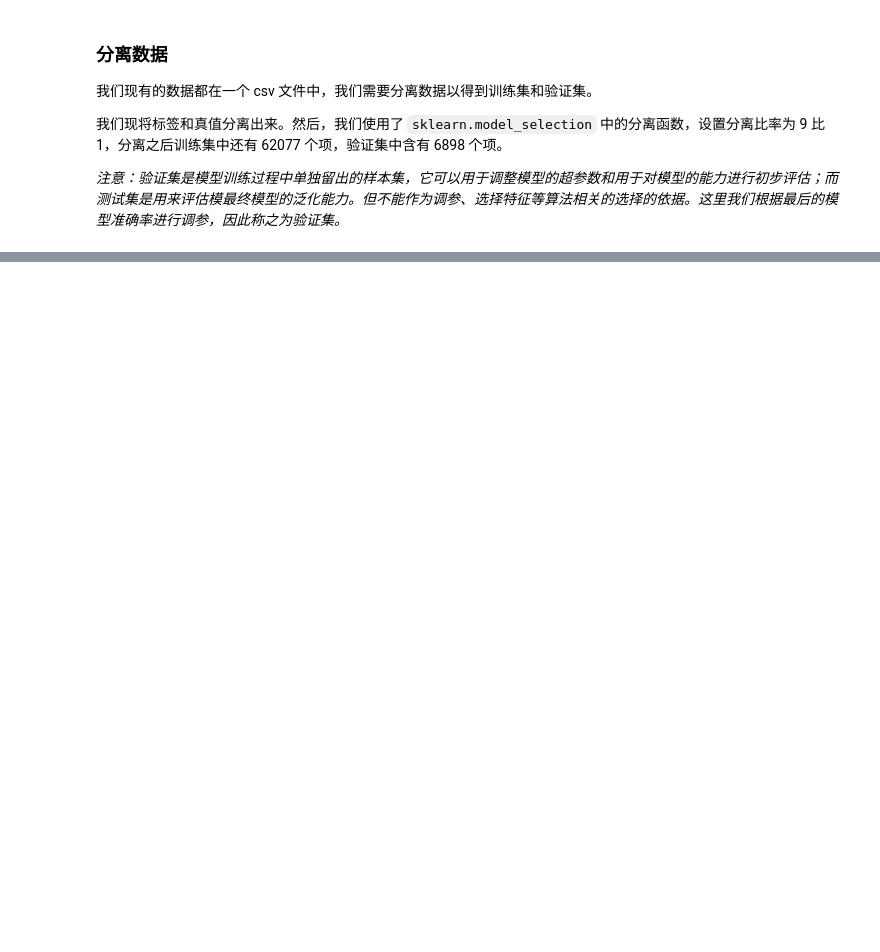
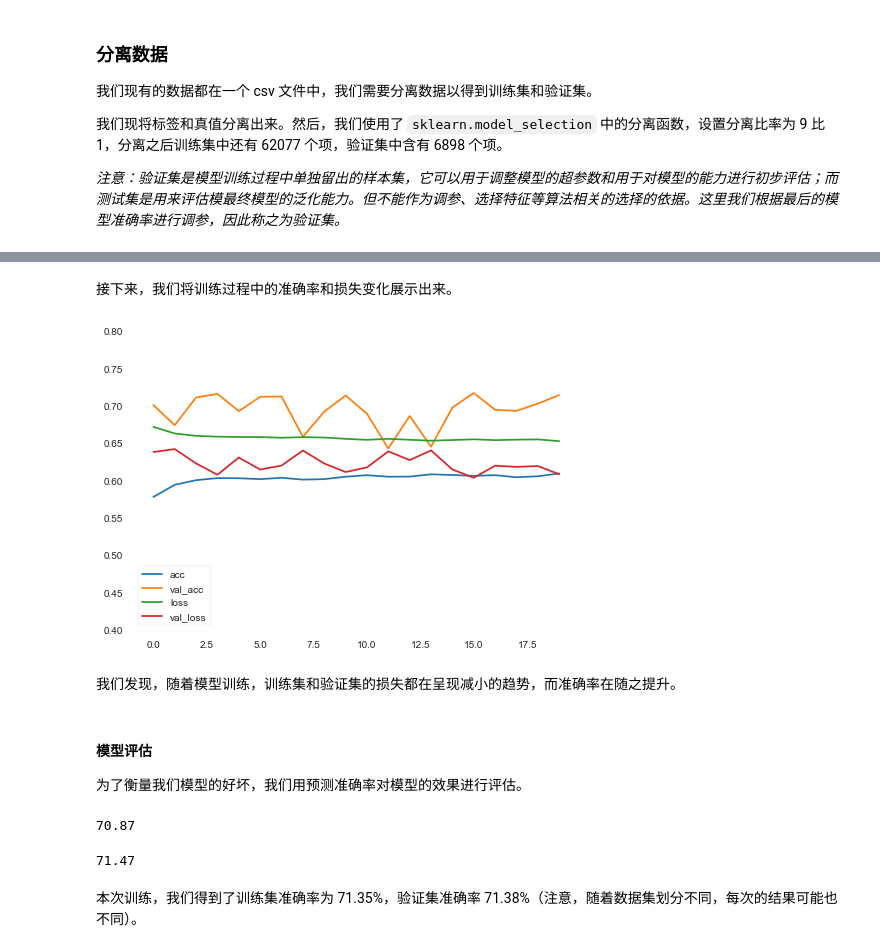
Before and after one commit to LovelyBuggies/Python_Cardiovascular_Disease_Predict, a Jupyter notebook: predict.ipynb, the cells around one changed output, grey strips where cells are left out. Drawn from its saved outputs; the diff is of its cells as text; code cells hidden in the pictures; blank space fills up the shorter version.

```diff
--- a/predict.ipynb
+++ b/predict.ipynb
@@ -936,0 +191,17 @@ acc_test_ann2
+# %%
+# 构建神经网络顺序模型
+model = Sequential()
+
+# 为模型增加全连接层
+model.add(Dense(16, input_dim=data.shape[1], kernel_initializer='random_uniform', activation='relu'))
+model.add(Dropout(0.7))
+
+model.add(Dense(64, kernel_initializer='random_uniform', activation='relu'))
+model.add(Dropout(0.7))
+
+model.add(Dense(32, kernel_initializer='random_uniform', activation='relu'))
+model.add(Dense(1, activation='sigmoid'))
+
+# 打印模型
+# model.layers
+model.summary()
@@ -936,0 +243,3 @@ acc_test_ann2
+# %%
+hist = model.fit(train, train_labels, batch_size=64, validation_data=(valid, ground_truth),
+               epochs=20, verbose=1)
@@ -936,0 +264,40 @@ acc_test_ann2
+# %% [markdown]
+接下来，我们将训练过程中的准确率和损失变化展示出来。
+# %%
+plt.plot(hist.history['accuracy'], label='acc')
+plt.plot(hist.history['val_accuracy'], label='val_acc')
+plt.plot(hist.history['loss'], label='loss')
+plt.plot(hist.history['val_loss'], label='val_loss')
+plt.ylim((.4, .8))
+plt.legend()
+plt.show()
+# %% [output]
+[figure, added]
+# %% [markdown]
+我们发现，随着模型训练，训练集和验证集的损失都在呈现减小的趋势，而准确率在随之提升。
+# %% [markdown]
+#### 模型评估
+
+为了衡量我们模型的好坏，我们用预测准确率对模型的效果进行评估。
+# %%
+# 训练集预测结果
+prediction = model.predict(train)
+prediction = (prediction > 0.5) * 1
+
+# 计算准确率
+acc_ann = round(metrics.accuracy_score(train_labels, prediction) * 100, 2)
+acc_ann
+# %% [output]
+70.87
+# %%
+# 验证集预测结果
+prediction_valid = model.predict(valid)
+prediction_valid = (prediction_valid > 0.5) * 1
+
+# 计算准确率
+acc_valid_ann = round(metrics.accuracy_score(ground_truth, prediction_valid) * 100, 2)
+acc_valid_ann
+# %% [output]
+71.47
+# %% [markdown]
+本次训练，我们得到了训练集准确率为 71.35%，验证集准确率 71.38%（注意，随着数据集划分不同，每次的结果可能也不同）。
```
Also changed, not shown: parts of 125 cells of this notebook, 4 other files.
